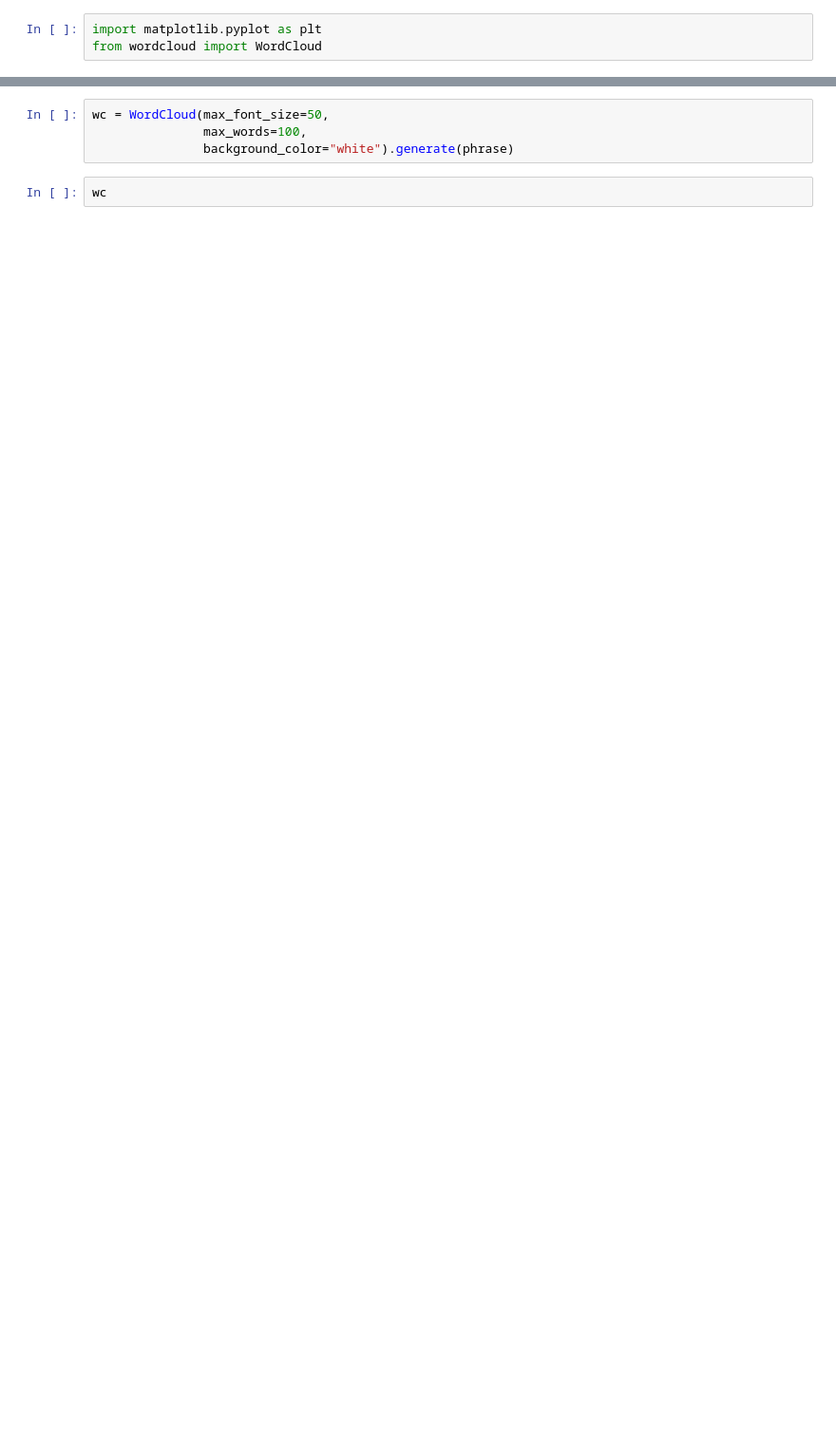
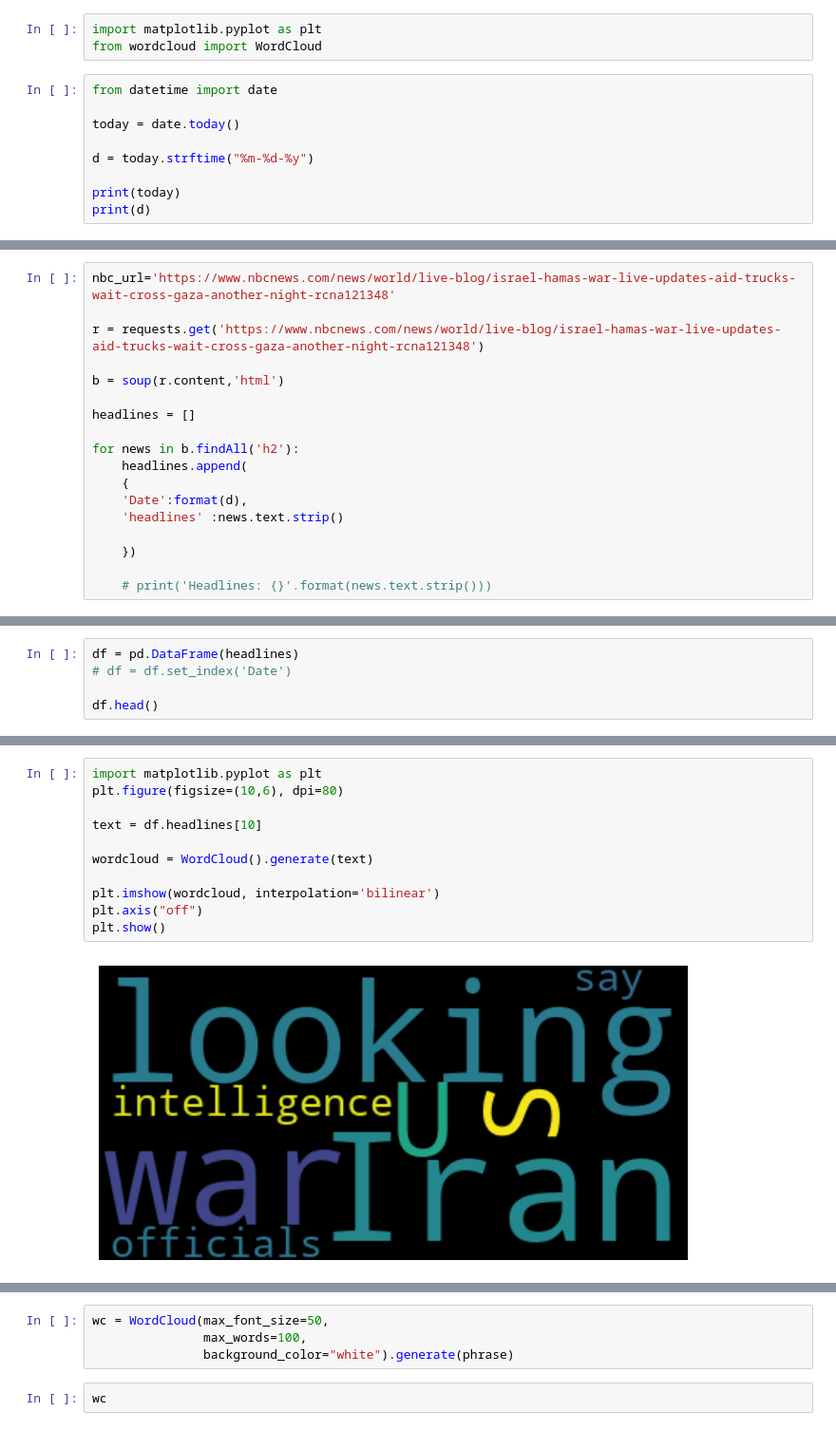
Before and after one commit to salasouza/wordanalysis, a Jupyter notebook: wordcloud.ipynb, the cells around one changed output, grey strips where cells are left out. Shown: that part at 95% size. Saved outputs shown, nothing was run; the diff lists cells and outputs as text; blank space fills up the shorter version.

```diff
--- a/wordcloud.ipynb
+++ b/wordcloud.ipynb
@@ -6,3 +8,12 @@ from nltk.sentiment.vader import SentimentIntensityAnalyzer
 # %%
 import matplotlib.pyplot as plt
 from wordcloud import WordCloud
+# %%
+from datetime import date
+
+today = date.today()
+
+d = today.strftime("%m-%d-%y")
+
+print(today)
+print(d)
@@ -49,0 +54,18 @@ phrase
+# %%
+nbc_url='https://www.nbcnews.com/news/world/live-blog/israel-hamas-war-live-updates-aid-trucks-wait-cross-gaza-another-night-rcna121348'
+
+r = requests.get('https://www.nbcnews.com/news/world/live-blog/israel-hamas-war-live-updates-aid-trucks-wait-cross-gaza-another-night-rcna121348')
+
+b = soup(r.content,'html')
+
+headlines = []
+
+for news in b.findAll('h2'):
+    headlines.append(
+    {
+    'Date':format(d),
+    'headlines' :news.text.strip()
+
+    })
+
+    # print('Headlines: {}'.format(news.text.strip()))
@@ -49,0 +92,5 @@ phrase
+# %%
+df = pd.DataFrame(headlines)
+# df = df.set_index('Date')
+
+df.head()
@@ -49,0 +119,13 @@ phrase
+# %%
+import matplotlib.pyplot as plt
+plt.figure(figsize=(10,6), dpi=80)
+
+text = df.headlines[10]
+
+wordcloud = WordCloud().generate(text)
+
+plt.imshow(wordcloud, interpolation='bilinear')
+plt.axis("off")
+plt.show()
+# %% [output]
+[figure, added]
```
Also changed, not shown: parts of 29 cells of this notebook, 1 other file.
